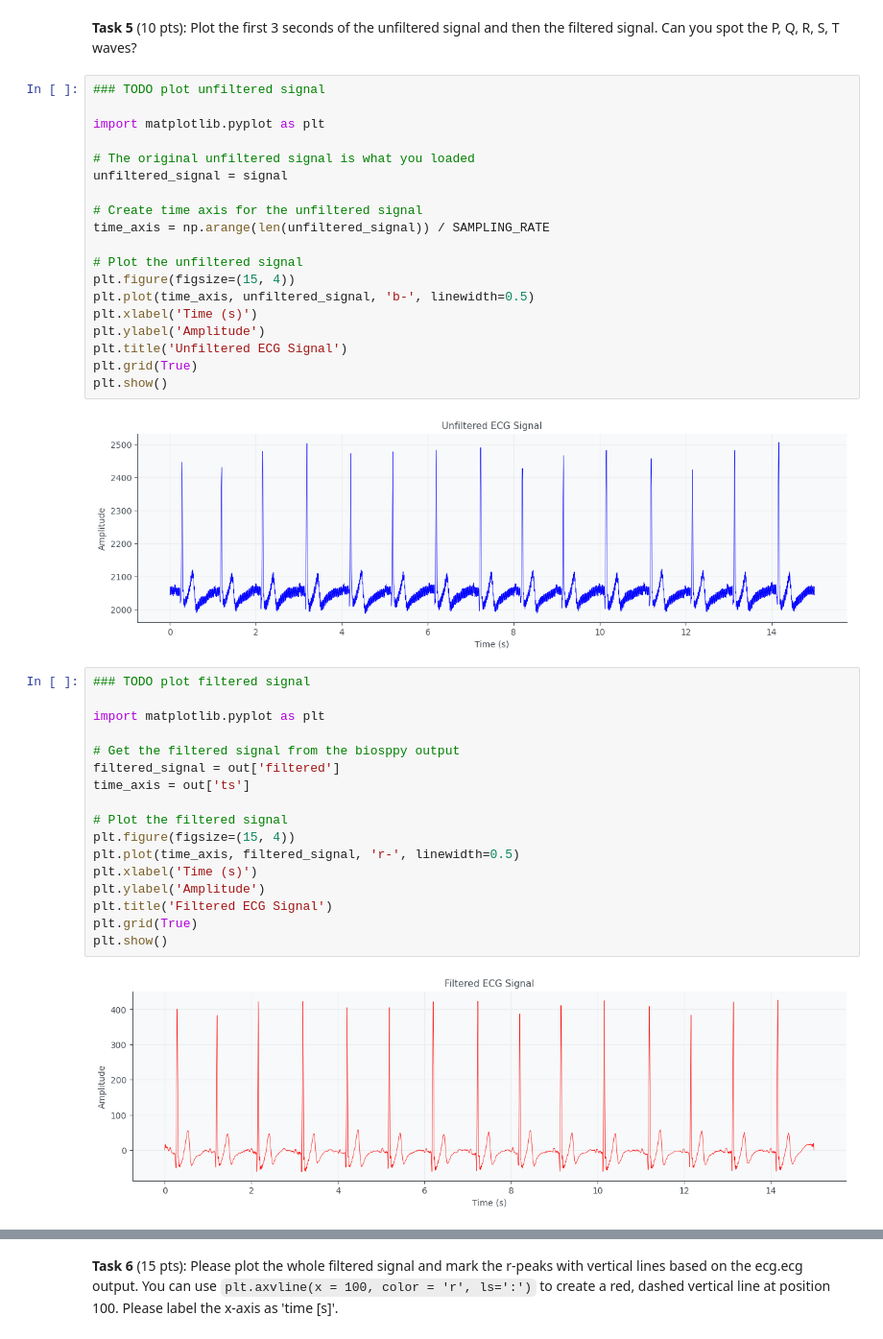
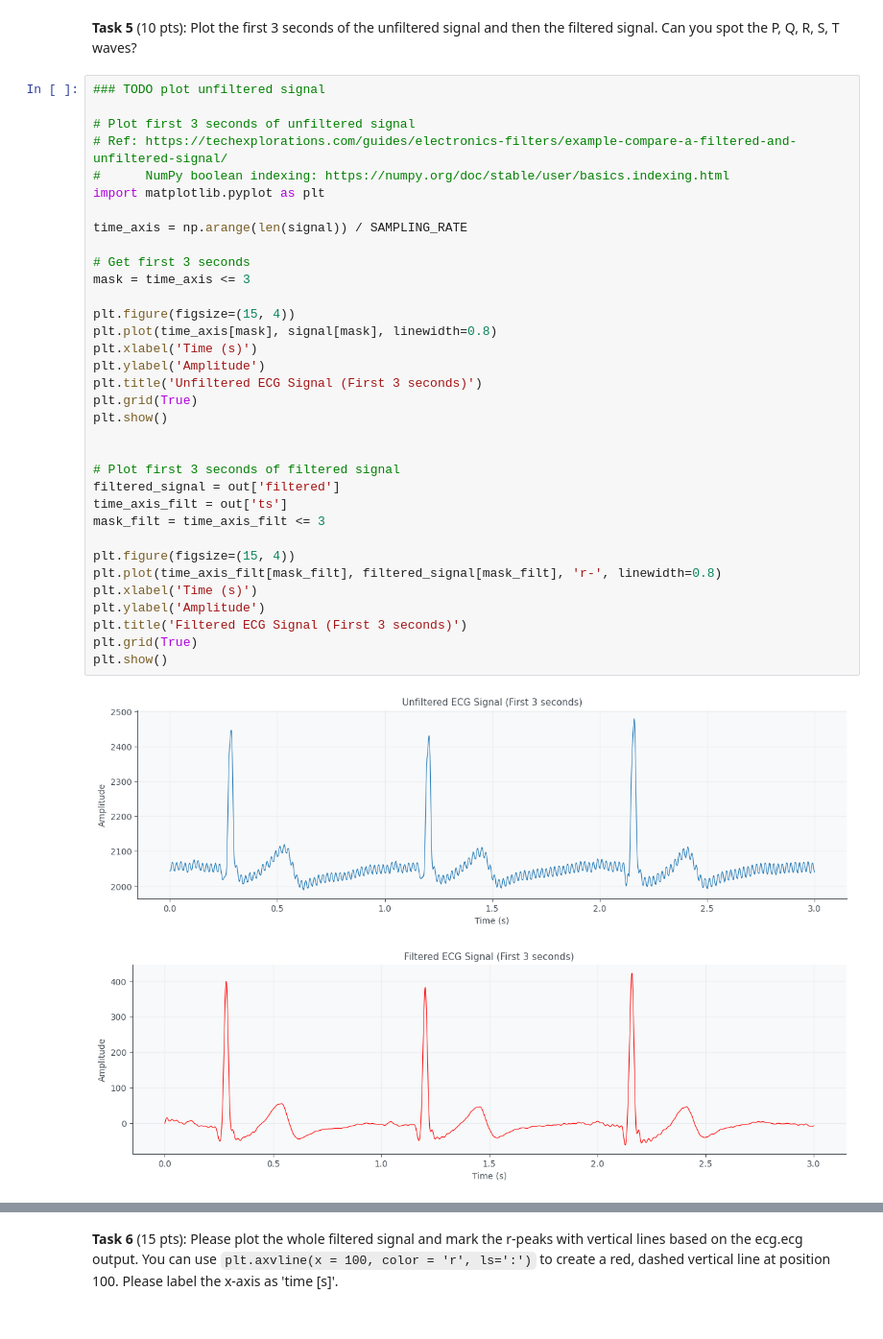
Before and after one commit to skfasi6666/cs666student, a Jupyter notebook: Copy_of_CS666_Assignment_1.ipynb, the cells around one changed output, grey strips where cells are left out. Shown at 96% size. Drawn from its saved outputs; the diff is of its cells as text.

```diff
--- a/Copy_of_CS666_Assignment_1.ipynb
+++ b/Copy_of_CS666_Assignment_1.ipynb
@@ -91,43 +88,40 @@ Number of R-peaks detected: 15
 Average heart rate: 60.60 bpm
 # %% [markdown]
 **Task 5** (10 pts): Plot the first 3 seconds of the unfiltered signal and then the filtered signal. Can you spot the P, Q, R, S, T waves?
-# %%
-### TODO plot unfiltered signal
-
-import matplotlib.pyplot as plt
-
-# The original unfiltered signal is what you loaded
-unfiltered_signal = signal
-
-# Create time axis for the unfiltered signal
-time_axis = np.arange(len(unfiltered_signal)) / SAMPLING_RATE
-
-# Plot the unfiltered signal
-plt.figure(figsize=(15, 4))
-plt.plot(time_axis, unfiltered_signal, 'b-', linewidth=0.5)
-plt.xlabel('Time (s)')
-plt.ylabel('Amplitude')
-plt.title('Unfiltered ECG Signal')
-plt.grid(True)
-plt.show()
-# %% [output]
-[figure, removed]
-# %%
-### TODO plot filtered signal
-
-import matplotlib.pyplot as plt
-
-# Get the filtered signal from the biosppy output
-filtered_signal = out['filtered']
-time_axis = out['ts']
-
-# Plot the filtered signal
-plt.figure(figsize=(15, 4))
-plt.plot(time_axis, filtered_signal, 'r-', linewidth=0.5)
-plt.xlabel('Time (s)')
-plt.ylabel('Amplitude')
-plt.title('Filtered ECG Signal')
-plt.grid(True)
-plt.show()
-# %% [output]
-[figure, removed]
+# %%
+### TODO plot unfiltered signal
+
+# Plot first 3 seconds of unfiltered signal
+# Ref: https://techexplorations.com/guides/electronics-filters/example-compare-a-filtered-and-unfiltered-signal/
+#      NumPy boolean indexing: https://numpy.org/doc/stable/user/basics.indexing.html
+import matplotlib.pyplot as plt
+
+time_axis = np.arange(len(signal)) / SAMPLING_RATE
+
+# Get first 3 seconds
+mask = time_axis <= 3
+
+plt.figure(figsize=(15, 4))
+plt.plot(time_axis[mask], signal[mask], linewidth=0.8)
+plt.xlabel('Time (s)')
+plt.ylabel('Amplitude')
+plt.title('Unfiltered ECG Signal (First 3 seconds)')
+plt.grid(True)
+plt.show()
+
+
+# Plot first 3 seconds of filtered signal
+filtered_signal = out['filtered']
+time_axis_filt = out['ts']
+mask_filt = time_axis_filt <= 3
+
+plt.figure(figsize=(15, 4))
+plt.plot(time_axis_filt[mask_filt], filtered_signal[mask_filt], 'r-', linewidth=0.8)
+plt.xlabel('Time (s)')
+plt.ylabel('Amplitude')
+plt.title('Filtered ECG Signal (First 3 seconds)')
+plt.grid(True)
+plt.show()
+# %% [output]
+[figure, added]
+[figure, added]
```
Also changed, not shown: parts of 18 cells of this notebook.
